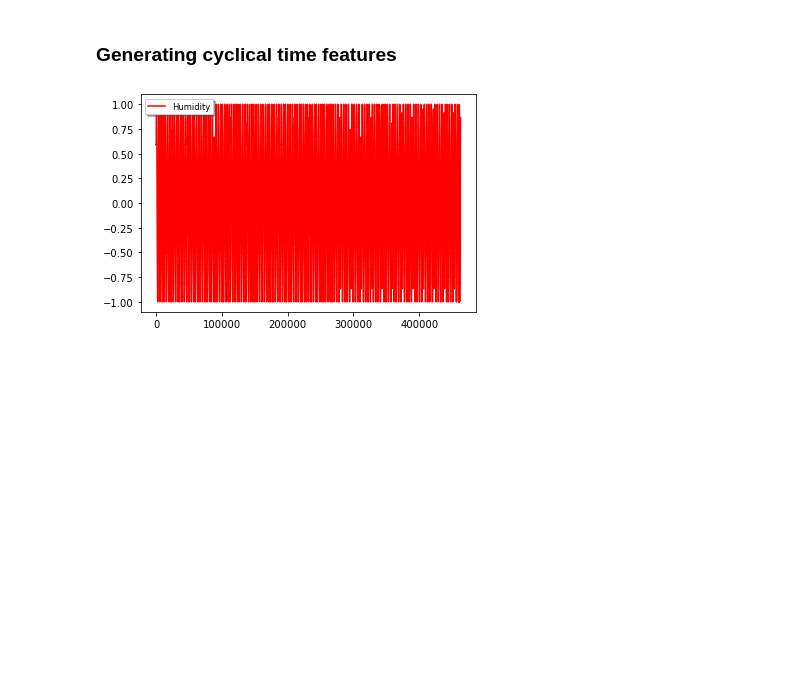
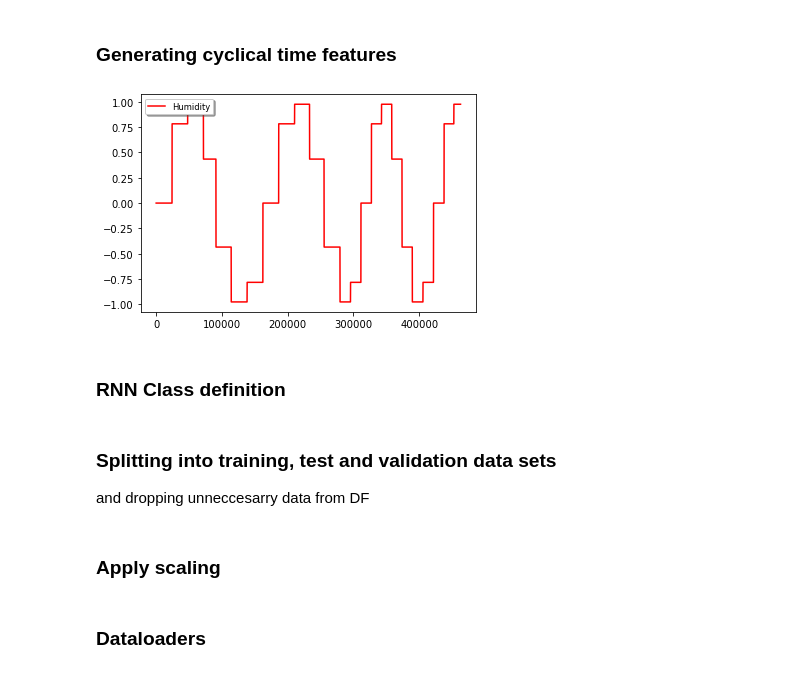
Before and after one commit to evanbradl/ML-Air-Sensor, a Jupyter notebook: Air_Sensor.ipynb, the cells around one changed output. Cells and saved outputs as stored; diff of their text form; code cells hidden in the pictures; blank space fills up the shorter version.

```diff
--- a/Air_Sensor.ipynb
+++ b/Air_Sensor.ipynb
@@ -190,23 +189,27 @@ l = ax.legend(loc='upper left', shadow=True, fontsize='small')
 # %%
 def generate_cyclical_features(df, col_name, period, start_num=0):
     kwargs = {
         f'sin_{col_name}' : lambda x: np.sin(2*np.pi*(df[col_name]-start_num)/period),
         f'cos_{col_name}' : lambda x: np.cos(2*np.pi*(df[col_name]-start_num)/period)
              }
     return df.assign(**kwargs).drop(columns=[col_name])
 
-df_features = (
+AF_Data = (
                 AF_Data
                 .assign(minute = AF_Data.index.minute)
                 .assign(hour = AF_Data.index.hour)
+                .assign(day_of_week = AF_Data.index.dayofweek)
               )
 
-df_features = generate_cyclical_features(df_features, 'minute', 60, 0)
-df_features = generate_cyclical_features(df_features, 'hour', 24, 0)
+AF_Data = generate_cyclical_features(AF_Data, 'minute', 60, 0)
+AF_Data = generate_cyclical_features(AF_Data, 'hour', 24, 0)
+AF_Data = generate_cyclical_features(AF_Data, 'day_of_week', 7, 0)
 
-hum = df_features['sin_minute'].to_numpy()
+hum = AF_Data['sin_day_of_week'].to_numpy()
 fig, ax = plt.subplots(1, 1)
 c=ax.plot(hum,'r',label='Humidity')
 l = ax.legend(loc='upper left', shadow=True, fontsize='small')
 # %% [output]
-[figure, old version]
+[figure, new version]
+# %% [markdown]
+### RNN Class definition
@@ -212,0 +333,3 @@ l = ax.legend(loc='upper left', shadow=True, fontsize='small')
+# %% [markdown]
+### Splitting into training, test and validation data sets
+and dropping unneccesarry data from DF
@@ -212,0 +356,2 @@ l = ax.legend(loc='upper left', shadow=True, fontsize='small')
+# %% [markdown]
+### Apply scaling
@@ -212,0 +369,2 @@ l = ax.legend(loc='upper left', shadow=True, fontsize='small')
+# %% [markdown]
+### Dataloaders
```
Also changed, not shown: parts of 9 cells of this notebook.
